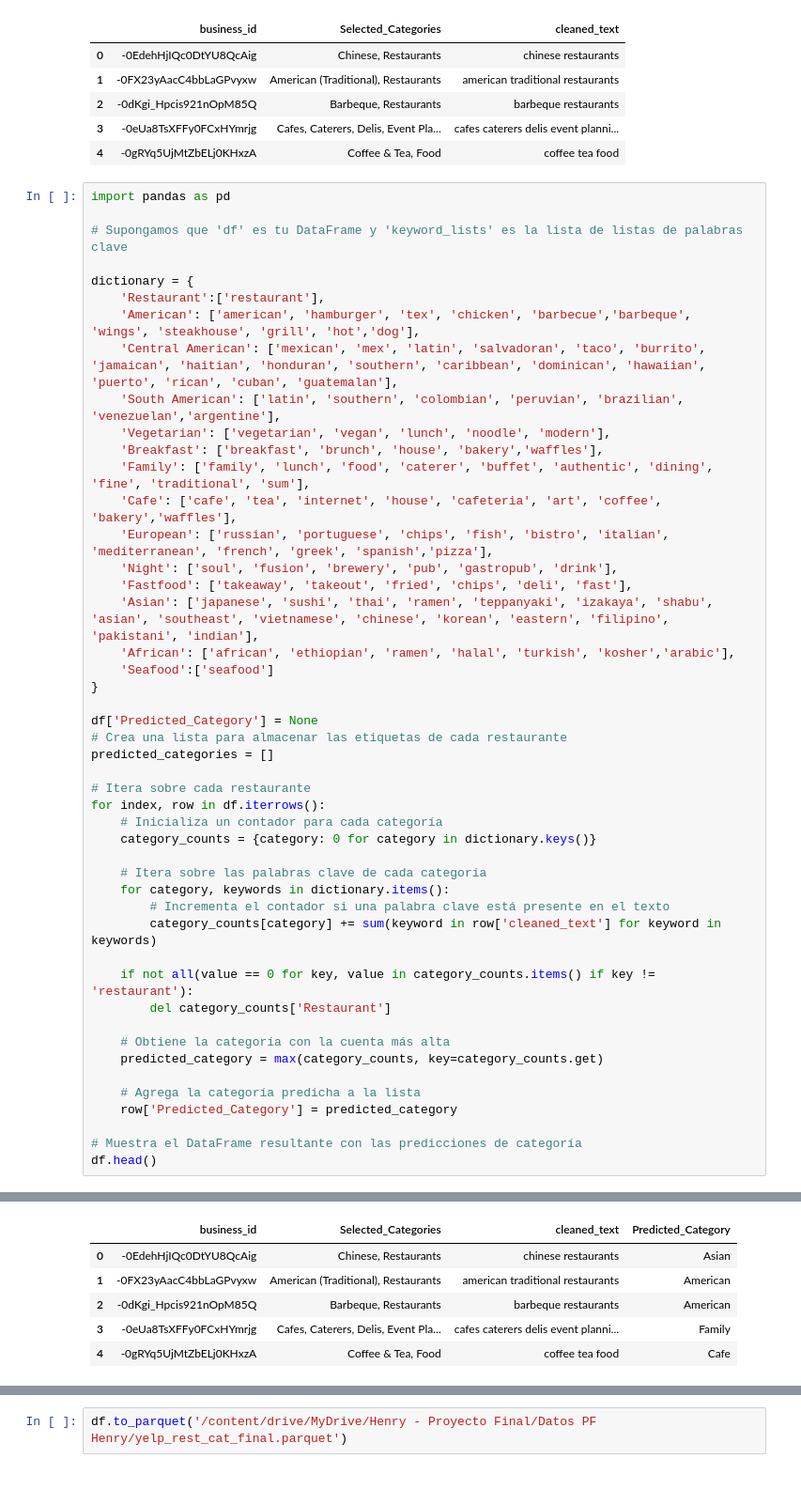
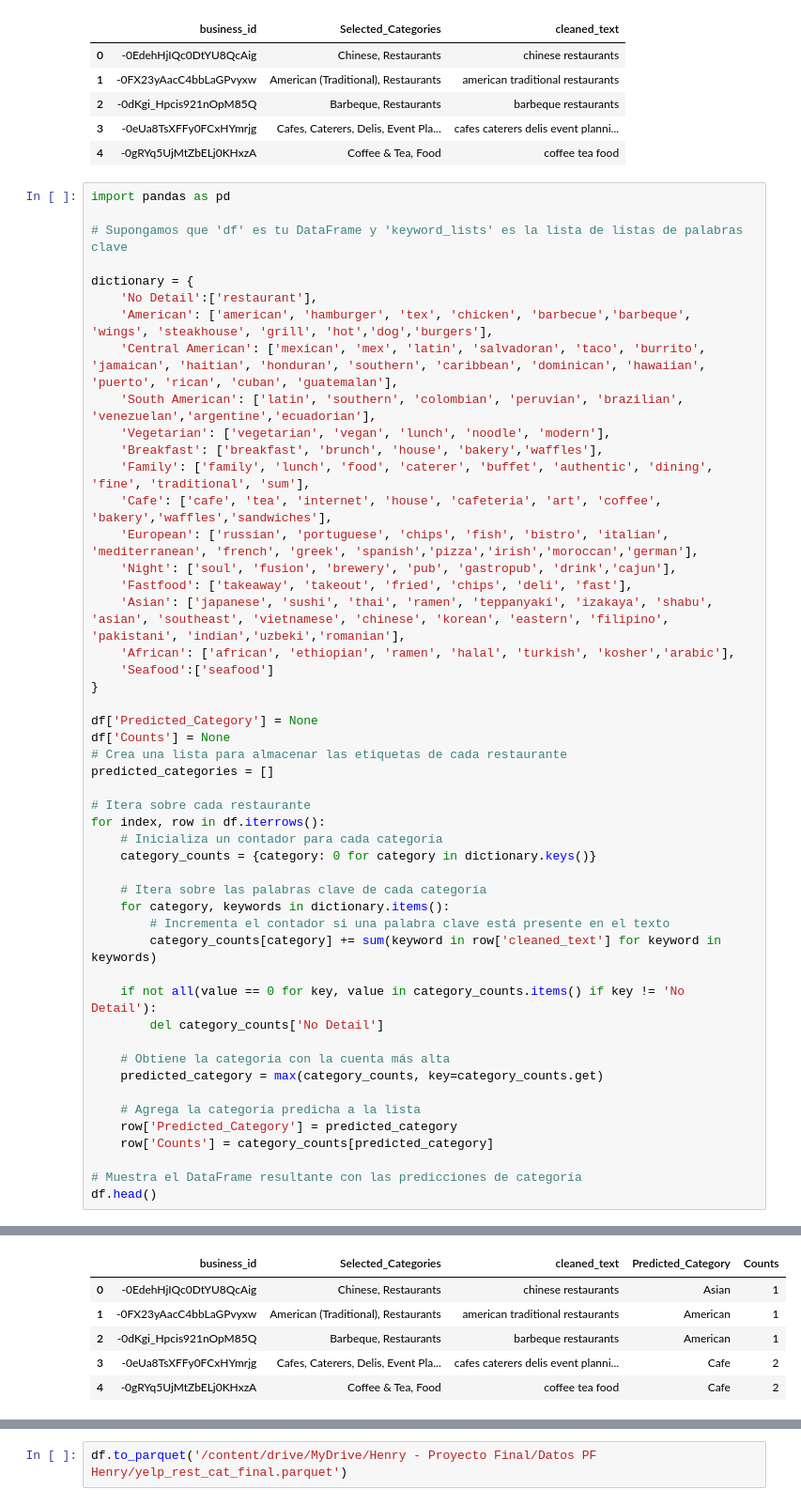
Before and after one commit to pedrofranke/ProyectoFinal-Henry, a Jupyter notebook: Data Engineering/Yelp ETL/Dummies_categorization.ipynb, the cells around one changed output, grey strips where cells are left out. Shown at 94% size. Drawn from its saved outputs; the diff is of its cells as text.

```diff
--- a/Data Engineering/Yelp ETL/Dummies_categorization.ipynb
+++ b/Data Engineering/Yelp ETL/Dummies_categorization.ipynb
@@ -96,23 +101,24 @@ import pandas as pd
 # Supongamos que 'df' es tu DataFrame y 'keyword_lists' es la lista de listas de palabras clave
 
 dictionary = {
-    'Restaurant':['restaurant'],
-    'American': ['american', 'hamburger', 'tex', 'chicken', 'barbecue','barbeque', 'wings', 'steakhouse', 'grill', 'hot','dog'],
+    'No Detail':['restaurant'],
+    'American': ['american', 'hamburger', 'tex', 'chicken', 'barbecue','barbeque', 'wings', 'steakhouse', 'grill', 'hot','dog','burgers'],
     'Central American': ['mexican', 'mex', 'latin', 'salvadoran', 'taco', 'burrito', 'jamaican', 'haitian', 'honduran', 'southern', 'caribbean', 'dominican', 'hawaiian', 'puerto', 'rican', 'cuban', 'guatemalan'],
-    'South American': ['latin', 'southern', 'colombian', 'peruvian', 'brazilian', 'venezuelan','argentine'],
+    'South American': ['latin', 'southern', 'colombian', 'peruvian', 'brazilian', 'venezuelan','argentine','ecuadorian'],
     'Vegetarian': ['vegetarian', 'vegan', 'lunch', 'noodle', 'modern'],
     'Breakfast': ['breakfast', 'brunch', 'house', 'bakery','waffles'],
     'Family': ['family', 'lunch', 'food', 'caterer', 'buffet', 'authentic', 'dining', 'fine', 'traditional', 'sum'],
-    'Cafe': ['cafe', 'tea', 'internet', 'house', 'cafeteria', 'art', 'coffee', 'bakery','waffles'],
-    'European': ['russian', 'portuguese', 'chips', 'fish', 'bistro', 'italian', 'mediterranean', 'french', 'greek', 'spanish','pizza'],
-    'Night': ['soul', 'fusion', 'brewery', 'pub', 'gastropub', 'drink'],
+    'Cafe': ['cafe', 'tea', 'internet', 'house', 'cafeteria', 'art', 'coffee', 'bakery','waffles','sandwiches'],
+    'European': ['russian', 'portuguese', 'chips', 'fish', 'bistro', 'italian', 'mediterranean', 'french', 'greek', 'spanish','pizza','irish','moroccan','german'],
+    'Night': ['soul', 'fusion', 'brewery', 'pub', 'gastropub', 'drink','cajun'],
     'Fastfood': ['takeaway', 'takeout', 'fried', 'chips', 'deli', 'fast'],
-    'Asian': ['japanese', 'sushi', 'thai', 'ramen', 'teppanyaki', 'izakaya', 'shabu', 'asian', 'southeast', 'vietnamese', 'chinese', 'korean', 'eastern', 'filipino', 'pakistani', 'indian'],
+    'Asian': ['japanese', 'sushi', 'thai', 'ramen', 'teppanyaki', 'izakaya', 'shabu', 'asian', 'southeast', 'vietnamese', 'chinese', 'korean', 'eastern', 'filipino', 'pakistani', 'indian','uzbeki','romanian'],
     'African': ['african', 'ethiopian', 'ramen', 'halal', 'turkish', 'kosher','arabic'],
     'Seafood':['seafood']
 }
 
 df['Predicted_Category'] = None
+df['Counts'] = None
 # Crea una lista para almacenar las etiquetas de cada restaurante
 predicted_categories = []
 
@@ -126,14 +132,15 @@ for index, row in df.iterrows():
         # Incrementa el contador si una palabra clave está presente en el texto
         category_counts[category] += sum(keyword in row['cleaned_text'] for keyword in keywords)
 
-    if not all(value == 0 for key, value in category_counts.items() if key != 'restaurant'):
-        del category_counts['Restaurant']
+    if not all(value == 0 for key, value in category_counts.items() if key != 'No Detail'):
+        del category_counts['No Detail']
 
     # Obtiene la categoría con la cuenta más alta
     predicted_category = max(category_counts, key=category_counts.get)
 
     # Agrega la categoría predicha a la lista
     row['Predicted_Category'] = predicted_category
+    row['Counts'] = category_counts[predicted_category]
 
 # Muestra el DataFrame resultante con las predicciones de categoría
 df.head()
@@ -141,6 +158,6 @@ df.head()
-|  | business_id | Selected_Categories | cleaned_text | Predicted_Category |
-| 0 | -0EdehHjIQc0DtYU8QcAig | Chinese, Restaurants | chinese restaurants | Asian |
-| 1 | -0FX23yAacC4bbLaGPvyxw | American (Traditional), Restaurants | american traditional restaurants | American |
-| 2 | -0dKgi_Hpcis921nOpM85Q | Barbeque, Restaurants | barbeque restaurants | American |
-| 3 | -0eUa8TsXFFy0FCxHYmrjg | Cafes, Caterers, Delis, Event Pla... | cafes caterers delis event planni... | Family |
-| 4 | -0gRYq5UjMtZbELj0KHxzA | Coffee & Tea, Food | coffee tea food | Cafe |
+|  | business_id | Selected_Categories | cleaned_text | Predicted_Category | Counts |
+| 0 | -0EdehHjIQc0DtYU8QcAig | Chinese, Restaurants | chinese restaurants | Asian | 1 |
+| 1 | -0FX23yAacC4bbLaGPvyxw | American (Traditional), Restaurants | american traditional restaurants | American | 1 |
+| 2 | -0dKgi_Hpcis921nOpM85Q | Barbeque, Restaurants | barbeque restaurants | American | 1 |
+| 3 | -0eUa8TsXFFy0FCxHYmrjg | Cafes, Caterers, Delis, Event Pla... | cafes caterers delis event planni... | Cafe | 2 |
+| 4 | -0gRYq5UjMtZbELj0KHxzA | Coffee & Tea, Food | coffee tea food | Cafe | 2 |
```
Also changed, not shown: parts of 8 cells of this notebook.
